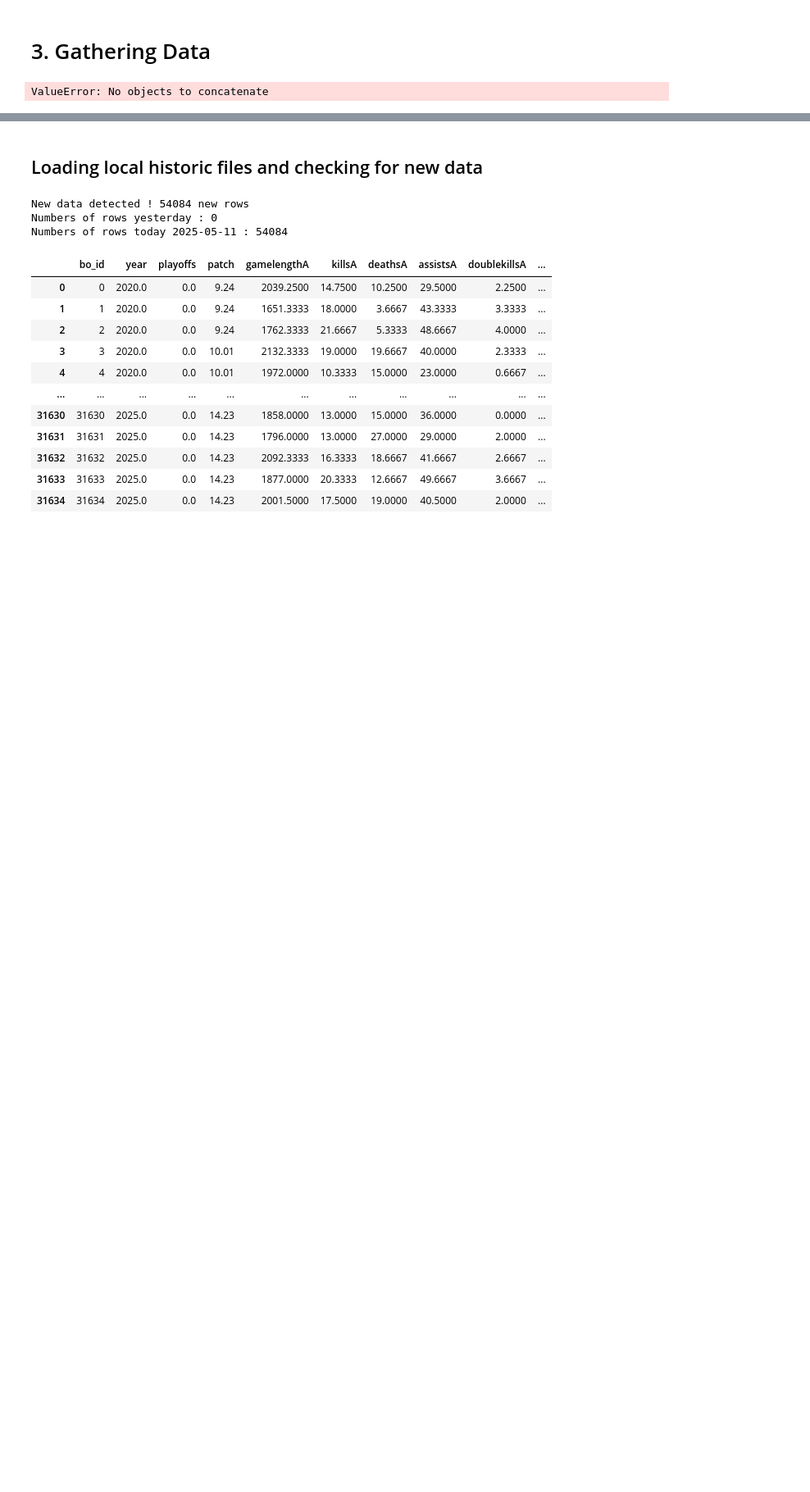
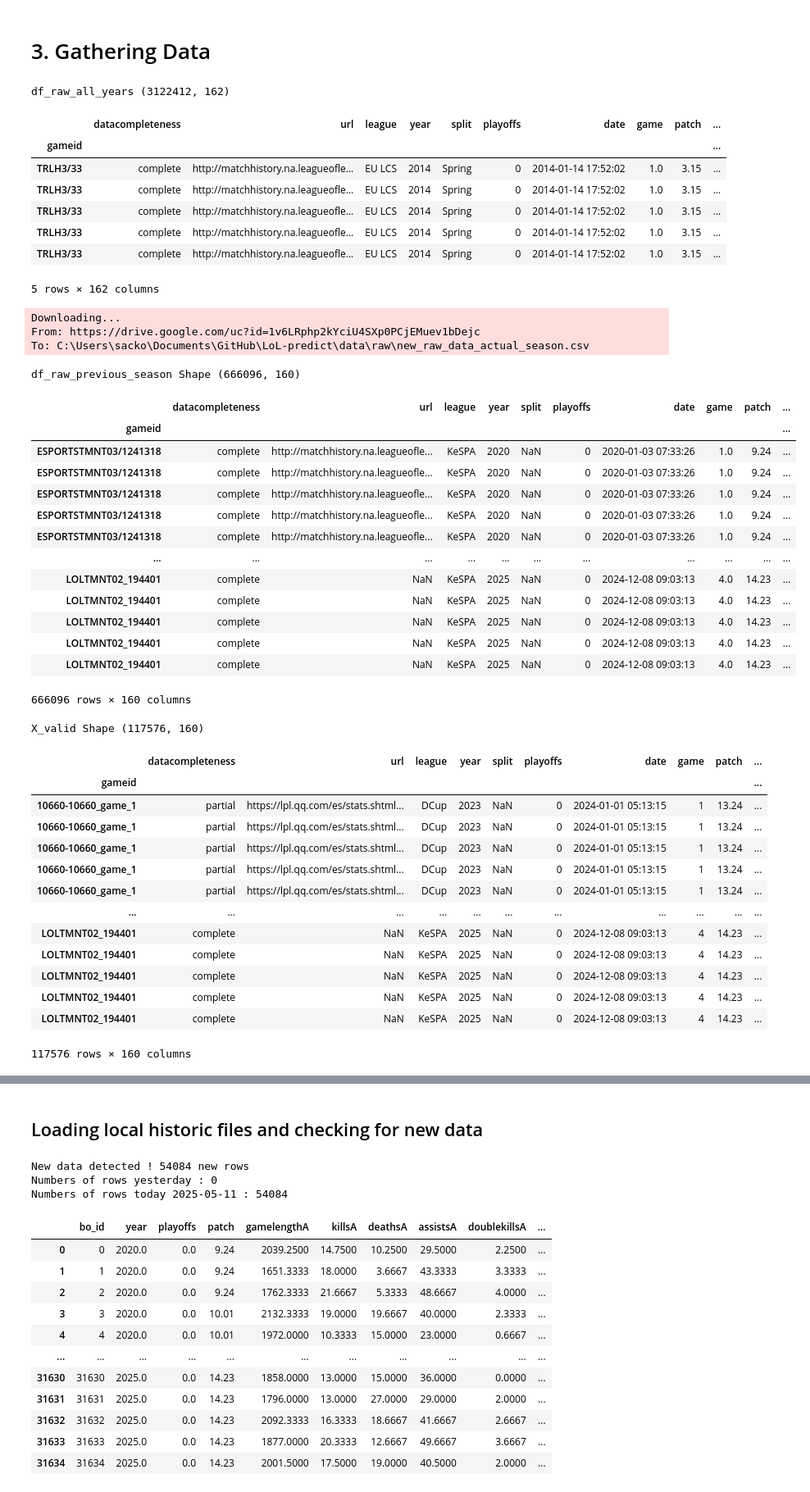
Before and after one commit to jsacko/LoL-predict, a Jupyter notebook: notebooks/predict-lol-game-outcome-ml.ipynb, the cells around one changed output, grey strips where cells are left out. Shown at 82% size. Saved outputs shown, nothing was run; the diff lists cells and outputs as text; code cells hidden in the pictures; blank space fills up the shorter version.

```diff
--- a/notebooks/predict-lol-game-outcome-ml.ipynb
+++ b/notebooks/predict-lol-game-outcome-ml.ipynb
@@ -52,48 +48,89 @@ SupabaseException: supabase_url is required
 # %% [markdown]
 # 3. Gathering Data
 # %%
-working_folder = "/kaggle/working/"
+working_folder = "C:/Users/sacko/Documents/GitHub/LoL-predict/data/raw/"
 url_share_raw_2025 = "https://drive.google.com/file/d/1v6LRphp2kYciU4SXp0PCjEMuev1bDejc/view?usp=sharing"
 url_dowload_raw_2025 = "https://drive.google.com/uc?id=1v6LRphp2kYciU4SXp0PCjEMuev1bDejc"
-output = "new_raw_data_actual_season.csv"
+output_path = "C:/Users/sacko/Documents/GitHub/LoL-predict/data/raw/new_raw_data_actual_season.csv"
 
 # Load every file of the data set
-if (os.path.exists(f"{working_folder}raw_data_all_years.csv")):
+if (os.path.exists(f"./raw_data_all_years.csv")):
     df_raw_all_years = pd.read_csv("raw_data_all_years.csv")
 else:
-    folder_path = "/kaggle/input/lol-esports-match-2014-19-03-2025/"
+    folder_path = "C:/Users/sacko/Documents/GitHub/LoL-predict/data/raw/"
     file_paths = glob.glob(folder_path + "*.csv")
     df_raw_all_years = pd.concat([pd.read_csv(file, index_col="gameid", low_memory=False, parse_dates=True) for file in file_paths])
-    df_raw_all_years.to_csv("raw_data_all_years.csv")
+    df_raw_all_years.to_csv("../data/raw/raw_data_all_years.csv")
     print("df_raw_all_years", df_raw_all_years.shape)
     display(df_raw_all_years.head())
 
 
 ### Loading File data
-gdown.download(url_dowload_raw_2025, output, quiet=False)
-X_2025 = pd.read_csv("/kaggle/input/lol-esports-match-2014-19-03-2025/2025_LoL_esports_match_data_from_OraclesElixir.csv", index_col="gameid",low_memory=False, parse_dates=True)
-df_today_raw_season = pd.read_csv(f"{working_folder}{output}", index_col="gameid", parse_dates=True, low_memory=False) # Raw data of this season downloaded today
+gdown.download(url_dowload_raw_2025, output_path, quiet=False)
+X_2025 = pd.read_csv("C:/Users/sacko/Documents/GitHub/LoL-predict/data/raw/2025_LoL_esports_match_data_from_OraclesElixir.csv", index_col="gameid",low_memory=False, parse_dates=True)
+df_today_raw_season = pd.read_csv(f"{output_path}", index_col="gameid", parse_dates=True, low_memory=False) # Raw data of this season downloaded today
 
-limited_paths = ["/kaggle/input/lol-esports-match-2014-19-03-2025/2020_LoL_esports_match_data_from_OraclesElixir.csv",
-                         "/kaggle/input/lol-esports-match-2014-19-03-2025/2021_LoL_esports_match_data_from_OraclesElixir.csv",
-                         "/kaggle/input/lol-esports-match-2014-19-03-2025/2022_LoL_esports_match_data_from_OraclesElixir.csv",
-                         "/kaggle/input/lol-esports-match-2014-19-03-2025/2023_LoL_esports_match_data_from_OraclesElixir.csv",
-    "/kaggle/input/lol-esports-match-2014-19-03-2025/2024_LoL_esports_match_data_from_OraclesElixir.csv"
+limited_paths = ["C:/Users/sacko/Documents/GitHub/LoL-predict/data/raw/2020_LoL_esports_match_data_from_OraclesElixir.csv",
+                         "C:/Users/sacko/Documents/GitHub/LoL-predict/data/raw/2021_LoL_esports_match_data_from_OraclesElixir.csv",
+                         "C:/Users/sacko/Documents/GitHub/LoL-predict/data/raw/2022_LoL_esports_match_data_from_OraclesElixir.csv",
+                         "C:/Users/sacko/Documents/GitHub/LoL-predict/data/raw/2023_LoL_esports_match_data_from_OraclesElixir.csv",
+    "C:/Users/sacko/Documents/GitHub/LoL-predict/data/raw/2024_LoL_esports_match_data_from_OraclesElixir.csv"
 ]
 
 df_raw_previous_season = pd.concat([pd.read_csv(file, index_col="gameid",  low_memory=False, parse_dates=True) for file in limited_paths])
 X_valid = pd.read_csv(limited_paths[-1], index_col="gameid", low_memory=False, parse_dates=True)
 
 
 print("df_raw_previous_season Shape", df_raw_previous_season.shape)
 display(df_raw_previous_season)
 
 print("X_valid Shape", X_valid.shape)
 display(X_valid)
 
 print("X_2025 Shape", X_2025.shape)
 display(X_2025.head())
 
 #print(X_2025.describe())
 # %% [output]
-ValueError: No objects to concatenate
+df_raw_all_years (3122412, 162)
+|  | datacompleteness | url | league | year | split | playoffs | date | game | patch | ... |
+| gameid |  |  |  |  |  |  |  |  |  | ... |
+| TRLH3/33 | complete | http://matchhistory.na.leagueofle... | EU LCS | 2014 | Spring | 0 | 2014-01-14 17:52:02 | 1.0 | 3.15 | ... |
+| TRLH3/33 | complete | http://matchhistory.na.leagueofle... | EU LCS | 2014 | Spring | 0 | 2014-01-14 17:52:02 | 1.0 | 3.15 | ... |
+| TRLH3/33 | complete | http://matchhistory.na.leagueofle... | EU LCS | 2014 | Spring | 0 | 2014-01-14 17:52:02 | 1.0 | 3.15 | ... |
+| TRLH3/33 | complete | http://matchhistory.na.leagueofle... | EU LCS | 2014 | Spring | 0 | 2014-01-14 17:52:02 | 1.0 | 3.15 | ... |
+| TRLH3/33 | complete | http://matchhistory.na.leagueofle... | EU LCS | 2014 | Spring | 0 | 2014-01-14 17:52:02 | 1.0 | 3.15 | ... |
+5 rows × 162 columns
+Downloading...
+From: https://drive.google.com/uc?id=1v6LRphp2kYciU4SXp0PCjEMuev1bDejc
+To: C:\Users\sacko\Documents\GitHub\LoL-predict\data\raw\new_raw_data_actual_season.csv
+df_raw_previous_season Shape (666096, 160)
+|  | datacompleteness | url | league | year | split | playoffs | date | game | patch | ... |
+| gameid |  |  |  |  |  |  |  |  |  | ... |
+| ESPORTSTMNT03/1241318 | complete | http://matchhistory.na.leagueofle... | KeSPA | 2020 | NaN | 0 | 2020-01-03 07:33:26 | 1.0 | 9.24 | ... |
+| ESPORTSTMNT03/1241318 | complete | http://matchhistory.na.leagueofle... | KeSPA | 2020 | NaN | 0 | 2020-01-03 07:33:26 | 1.0 | 9.24 | ... |
+| ESPORTSTMNT03/1241318 | complete | http://matchhistory.na.leagueofle... | KeSPA | 2020 | NaN | 0 | 2020-01-03 07:33:26 | 1.0 | 9.24 | ... |
+| ESPORTSTMNT03/1241318 | complete | http://matchhistory.na.leagueofle... | KeSPA | 2020 | NaN | 0 | 2020-01-03 07:33:26 | 1.0 | 9.24 | ... |
+| ESPORTSTMNT03/1241318 | complete | http://matchhistory.na.leagueofle... | KeSPA | 2020 | NaN | 0 | 2020-01-03 07:33:26 | 1.0 | 9.24 | ... |
+| ... | ... | ... | ... | ... | ... | ... | ... | ... | ... | ... |
+| LOLTMNT02_194401 | complete | NaN | KeSPA | 2025 | NaN | 0 | 2024-12-08 09:03:13 | 4.0 | 14.23 | ... |
+| LOLTMNT02_194401 | complete | NaN | KeSPA | 2025 | NaN | 0 | 2024-12-08 09:03:13 | 4.0 | 14.23 | ... |
+| LOLTMNT02_194401 | complete | NaN | KeSPA | 2025 | NaN | 0 | 2024-12-08 09:03:13 | 4.0 | 14.23 | ... |
+| LOLTMNT02_194401 | complete | NaN | KeSPA | 2025 | NaN | 0 | 2024-12-08 09:03:13 | 4.0 | 14.23 | ... |
+| LOLTMNT02_194401 | complete | NaN | KeSPA | 2025 | NaN | 0 | 2024-12-08 09:03:13 | 4.0 | 14.23 | ... |
+666096 rows × 160 columns
+X_valid Shape (117576, 160)
+|  | datacompleteness | url | league | year | split | playoffs | date | game | patch | ... |
+| gameid |  |  |  |  |  |  |  |  |  | ... |
+| 10660-10660_game_1 | partial | https://lpl.qq.com/es/stats.shtml... | DCup | 2023 | NaN | 0 | 2024-01-01 05:13:15 | 1 | 13.24 | ... |
+| 10660-10660_game_1 | partial | https://lpl.qq.com/es/stats.shtml... | DCup | 2023 | NaN | 0 | 2024-01-01 05:13:15 | 1 | 13.24 | ... |
+| 10660-10660_game_1 | partial | https://lpl.qq.com/es/stats.shtml... | DCup | 2023 | NaN | 0 | 2024-01-01 05:13:15 | 1 | 13.24 | ... |
+| 10660-10660_game_1 | partial | https://lpl.qq.com/es/stats.shtml... | DCup | 2023 | NaN | 0 | 2024-01-01 05:13:15 | 1 | 13.24 | ... |
+| 10660-10660_game_1 | partial | https://lpl.qq.com/es/stats.shtml... | DCup | 2023 | NaN | 0 | 2024-01-01 05:13:15 | 1 | 13.24 | ... |
+| ... | ... | ... | ... | ... | ... | ... | ... | ... | ... | ... |
+| LOLTMNT02_194401 | complete | NaN | KeSPA | 2025 | NaN | 0 | 2024-12-08 09:03:13 | 4 | 14.23 | ... |
+| LOLTMNT02_194401 | complete | NaN | KeSPA | 2025 | NaN | 0 | 2024-12-08 09:03:13 | 4 | 14.23 | ... |
+| LOLTMNT02_194401 | complete | NaN | KeSPA | 2025 | NaN | 0 | 2024-12-08 09:03:13 | 4 | 14.23 | ... |
+| LOLTMNT02_194401 | complete | NaN | KeSPA | 2025 | NaN | 0 | 2024-12-08 09:03:13 | 4 | 14.23 | ... |
+| LOLTMNT02_194401 | complete | NaN | KeSPA | 2025 | NaN | 0 | 2024-12-08 09:03:13 | 4 | 14.23 | ... |
+117576 rows × 160 columns
```
Also changed, not shown: parts of 3 cells of this notebook, 8 other files.
